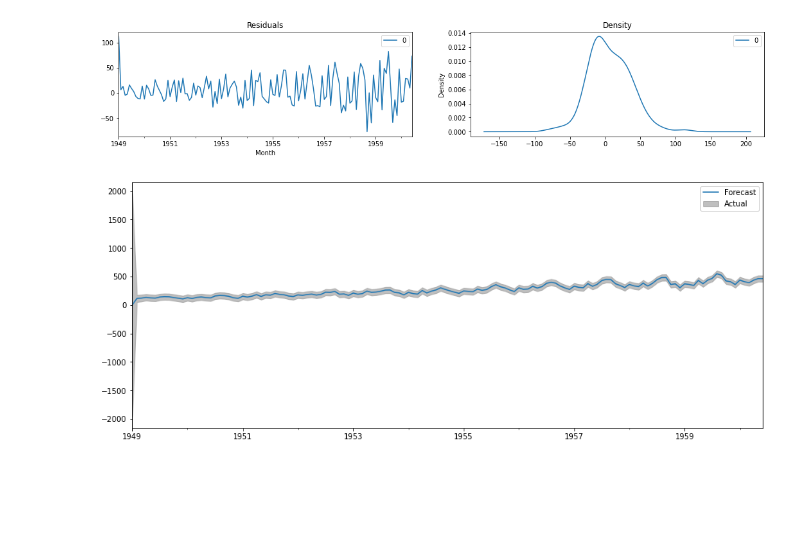
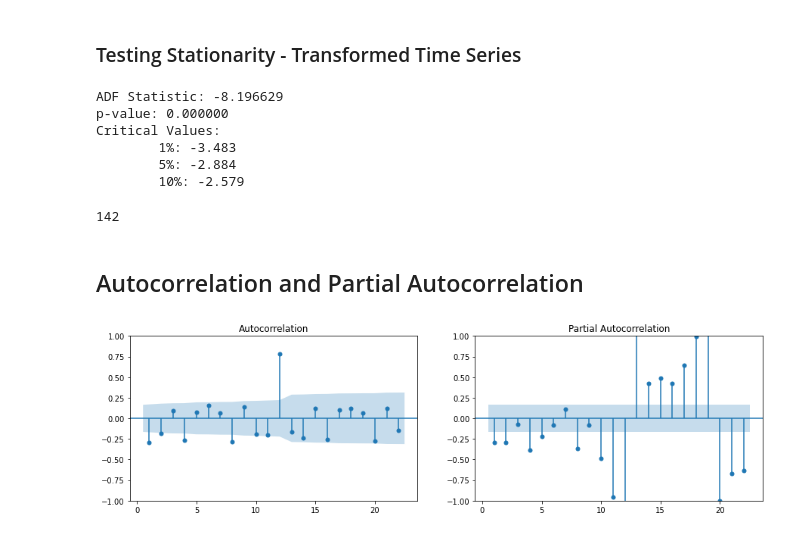
Before and after one commit to PabloJRW/Air-Passengers-Forecasting, a Jupyter notebook: notebooks/1.1 ARIMA_model.ipynb, the cells around one changed output. Saved outputs shown, nothing was run; the diff lists cells and outputs as text; code cells hidden in the pictures; blank space fills up the shorter version.

```diff
--- a/notebooks/1.1 ARIMA_model.ipynb
+++ b/notebooks/1.1 ARIMA_model.ipynb
@@ -17,5 +20,4 @@ TRAIN_DATA_PATH
 # %%
-train_data = pd.read_csv(TRAIN_DATA_PATH, parse_dates=['Month'], index_col='Month', squeeze=True)
-test_data = pd.read_csv(TEST_DATA_PATH, parse_dates=['Month'], index_col='Month', squeeze=True)
-train_data
+air = pd.read_csv(RAW_DATA_PATH, parse_dates=['Month'], index_col='Month', squeeze=True)
+air
 # %% [output]
@@ -60,0 +69,10 @@ Warnings:
+# %%
+air_log = np.log(air)
+
+plt.figure(figsize=(9,6))
+plt.subplot(211)
+plt.plot(air_log)
+plt.subplot(212)
+plt.hist(air_log)
+plt.savefig('../img/log_transformed.png')
+plt.show()
@@ -60,0 +83,11 @@ Warnings:
+# %%
+# Differencing - 1
+air_diff = np.diff(air_log, n=1)
+
+plt.figure(figsize=(9,6))
+plt.subplot(211)
+plt.plot(air_diff)
+plt.subplot(212)
+plt.hist(air_diff)
+plt.savefig('../img/log_diff_transformed.png')
+plt.show()
@@ -60,0 +107,10 @@ Warnings:
+# %%
+air_transformed = np.diff(air_diff, n=1)
+
+plt.figure(figsize=(9,6))
+plt.subplot(211)
+plt.plot(air_transformed)
+plt.subplot(212)
+plt.hist(air_transformed)
+plt.savefig('../img/transformed_diff2_ts.png')
+plt.show()
@@ -61,17 +119,25 @@ Warnings:
+# %% [markdown]
+### Testing Stationarity - Transformed Time Series
+# %%
+ADFullerResults(air_transformed)
+# %% [output]
+ADF Statistic: -8.196629
+p-value: 0.000000
+Critical Values:
+        1%: -3.483
+        5%: -2.884
+        10%: -2.579
+# %%
+len(air_transformed)
+# %% [output]
+142
+# %% [markdown]
+## Autocorrelation and Partial Autocorrelation
 # %%
-# Plot residual errors
-residuals = pd.DataFrame(model_fitted.resid)
-fig, ax = plt.subplots(1,2, figsize=(18,3))
-residuals.plot(title="Residuals", ax=ax[0])
-residuals.plot(kind='kde', title='Density', ax=ax[1])
+# Autocorrelation Plot
+fig, ax = plt.subplots(1,2, figsize=(15,4))
+plot_acf(air_transformed, zero=False, ax=ax[0])
+plot_pacf(air_transformed, zero=False, ax=ax[1])
 plt.show()
 # %% [output]
-[figure, old version]
+[figure, new version]
-# %%
-# Actual vs Fitted
-fig, ax = plt.subplots(figsize=(15,6))
-plot_predict(model_fitted, dynamic=False, ax=ax)
-plt.legend(["Forecast","Actual"])
-plt.show()
-# %% [output]
-[figure, removed]
```
Also changed, not shown: parts of 28 cells of this notebook, 11 other files.
